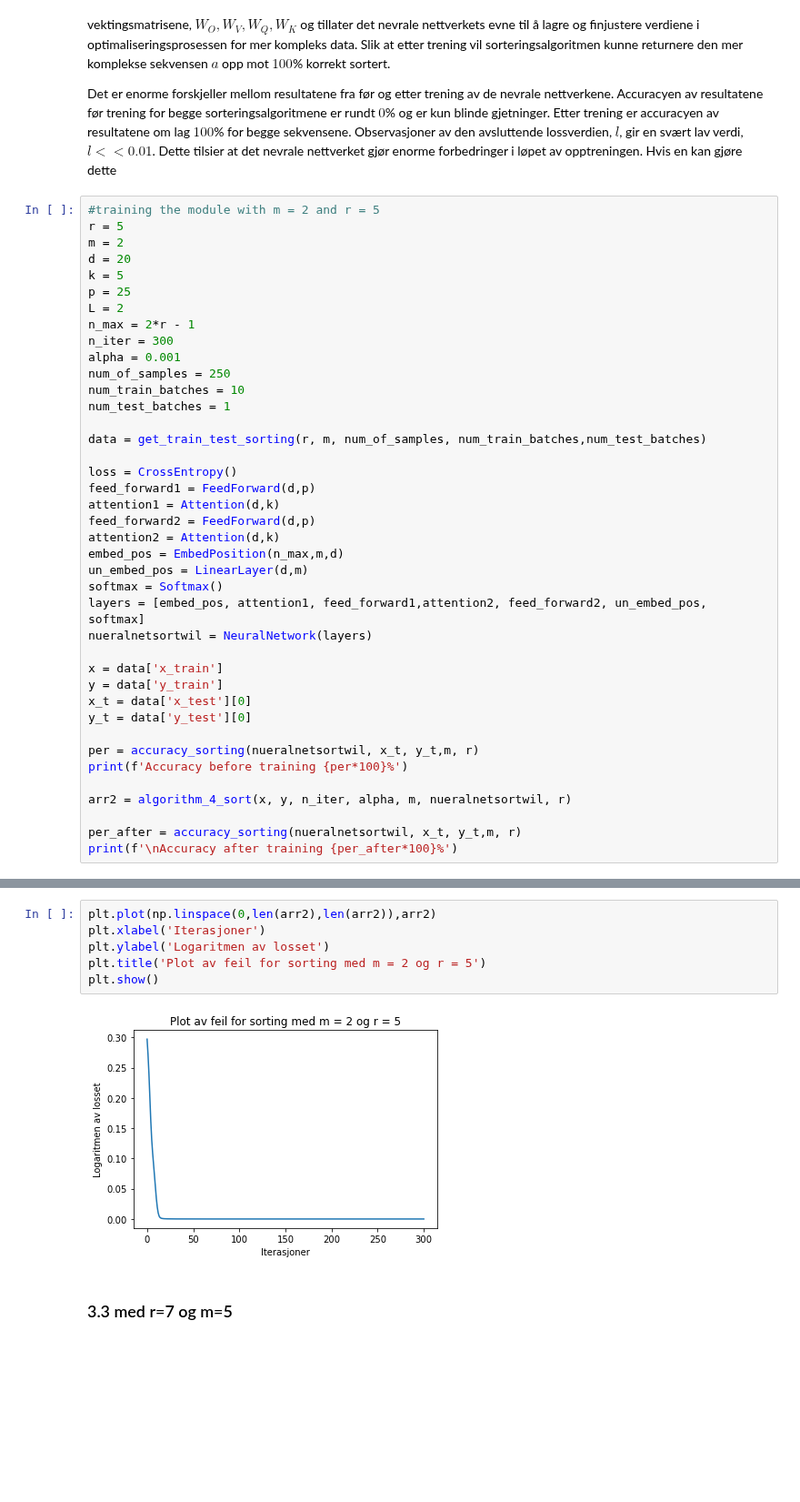
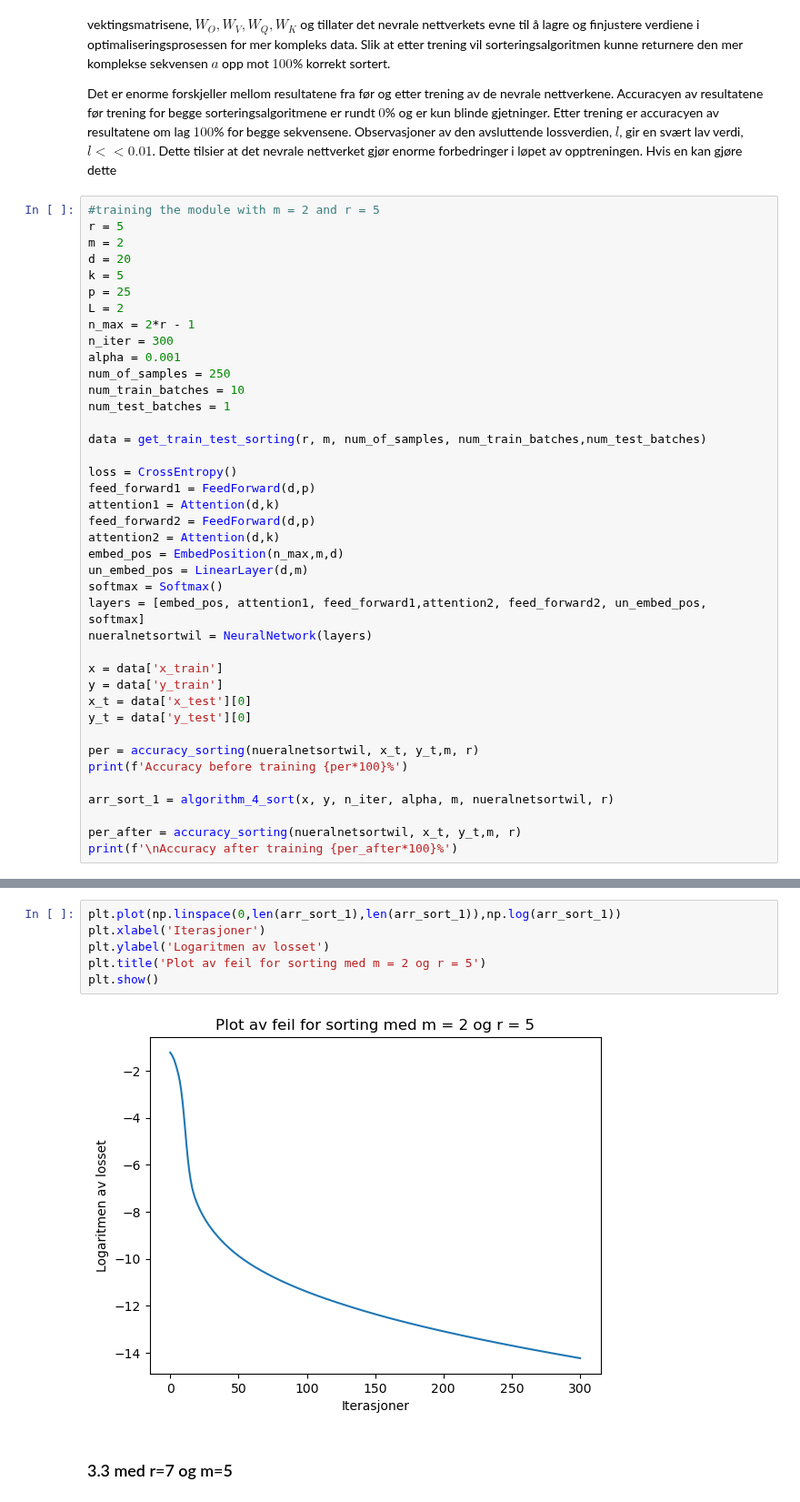
Before and after one commit to villi02/TMA4320-Introduksjon-til-vitenskapelige-beregninger-prosjekter, a Jupyter notebook: Prosjekt2-IndustriellMatematikk/main.ipynb, the cells around one changed output, grey strips where cells are left out. Shown at 91% size. Saved outputs shown, nothing was run; the diff lists cells and outputs as text; blank space fills up the shorter version.

```diff
--- a/Prosjekt2-IndustriellMatematikk/main.ipynb
+++ b/Prosjekt2-IndustriellMatematikk/main.ipynb
@@ -164,7 +164,7 @@ y_t = data['y_test'][0]
 per = accuracy_sorting(nueralnetsortwil, x_t, y_t,m, r)
 print(f'Accuracy before training {per*100}%')
 
-arr2 = algorithm_4_sort(x, y, n_iter, alpha, m, nueralnetsortwil, r)
+arr_sort_1 = algorithm_4_sort(x, y, n_iter, alpha, m, nueralnetsortwil, r)
 
 per_after = accuracy_sorting(nueralnetsortwil, x_t, y_t,m, r)
 print(f'\nAccuracy after training {per_after*100}%')
@@ -187,13 +183,13 @@ iterasjon 300/300, gjennomsnittlig Loss: 4.3819414222756914e-07
 
 Accuracy after training 100.0%
 # %%
-plt.plot(np.linspace(0,len(arr2),len(arr2)),arr2)
+plt.plot(np.linspace(0,len(arr_sort_1),len(arr_sort_1)),np.log(arr_sort_1))
 plt.xlabel('Iterasjoner')
 plt.ylabel('Logaritmen av losset')
 plt.title('Plot av feil for sorting med m = 2 og r = 5')
 plt.show()
 # %% [output]
-[figure, old version]
+[figure, new version]
 # %% [markdown]
 ### 3.3 med r=7 og m=5
 # %%
```
Also changed, not shown: parts of 6 cells of this notebook.
